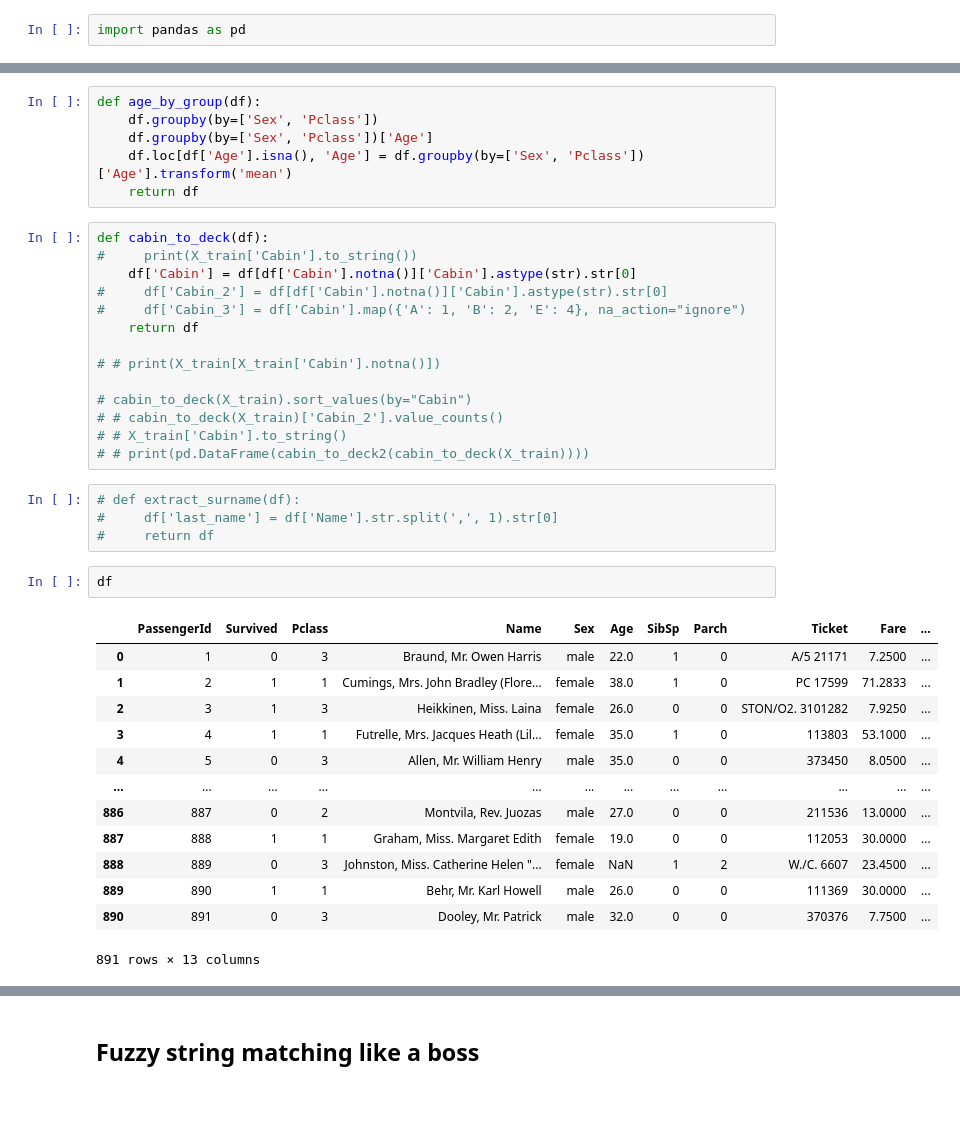
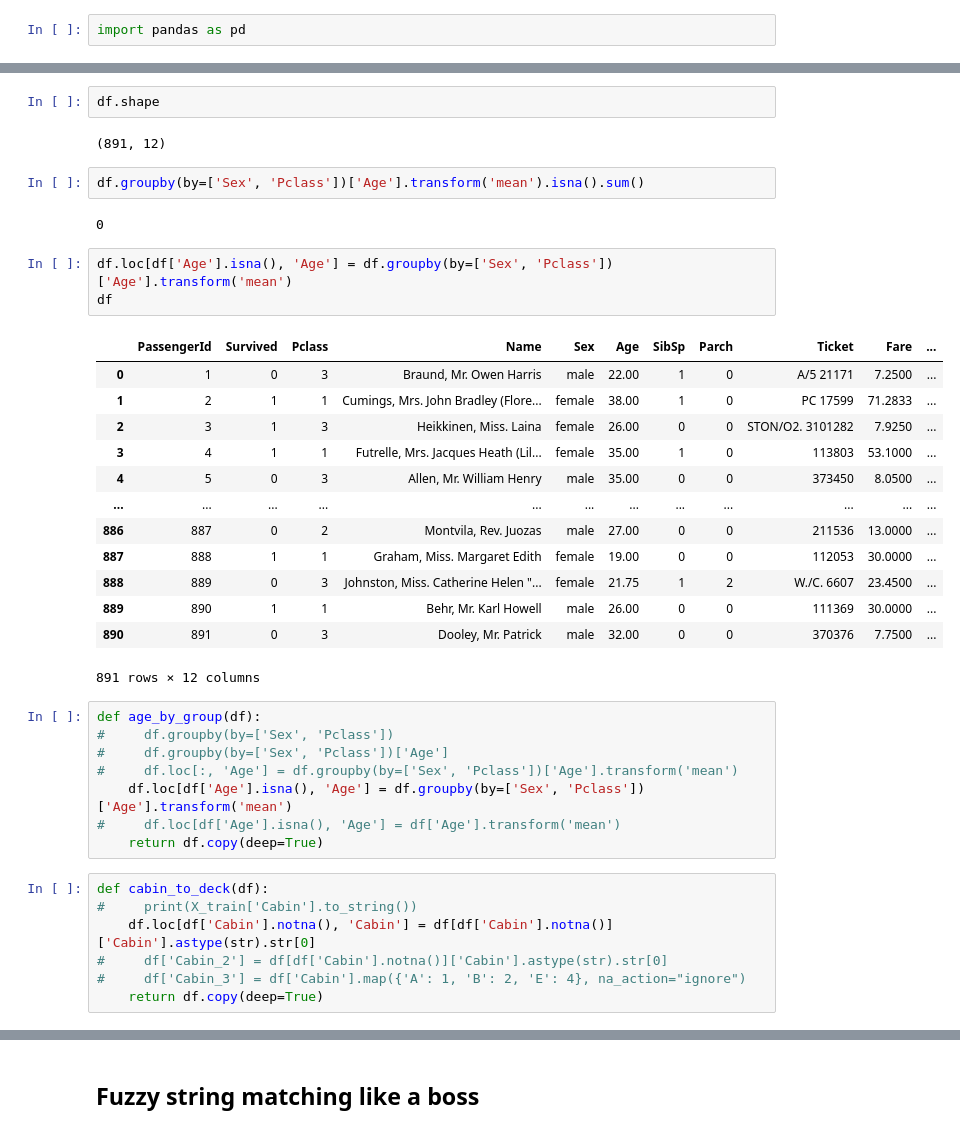
Before and after one commit to greentopsecret/random-forest-fennel-student-code, a Jupyter notebook: week_02/2.7-feature-engineering-with-column-transformers.ipynb, the cells around one changed output, grey strips where cells are left out. Cells and saved outputs as stored; diff of their text form; blank space fills up the shorter version.

```diff
--- a/week_02/2.7-feature-engineering-with-column-transformers.ipynb
+++ b/week_02/2.7-feature-engineering-with-column-transformers.ipynb
@@ -75,43 +57,43 @@ X_train
+# %%
+df.shape
+# %% [output]
+(891, 12)
+# %%
+df.groupby(by=['Sex', 'Pclass'])['Age'].transform('mean').isna().sum()
+# %% [output]
+0
+# %%
+df.loc[df['Age'].isna(), 'Age'] = df.groupby(by=['Sex', 'Pclass'])['Age'].transform('mean')
+df
+# %% [output]
+|  | PassengerId | Survived | Pclass | Name | Sex | Age | SibSp | Parch | Ticket | Fare | ... |
+| 0 | 1 | 0 | 3 | Braund, Mr. Owen Harris | male | 22.00 | 1 | 0 | A/5 21171 | 7.2500 | ... |
+| 1 | 2 | 1 | 1 | Cumings, Mrs. John Bradley (Flore... | female | 38.00 | 1 | 0 | PC 17599 | 71.2833 | ... |
+| 2 | 3 | 1 | 3 | Heikkinen, Miss. Laina | female | 26.00 | 0 | 0 | STON/O2. 3101282 | 7.9250 | ... |
+| 3 | 4 | 1 | 1 | Futrelle, Mrs. Jacques Heath (Lil... | female | 35.00 | 1 | 0 | 113803 | 53.1000 | ... |
+| 4 | 5 | 0 | 3 | Allen, Mr. William Henry | male | 35.00 | 0 | 0 | 373450 | 8.0500 | ... |
+| ... | ... | ... | ... | ... | ... | ... | ... | ... | ... | ... | ... |
+| 886 | 887 | 0 | 2 | Montvila, Rev. Juozas | male | 27.00 | 0 | 0 | 211536 | 13.0000 | ... |
+| 887 | 888 | 1 | 1 | Graham, Miss. Margaret Edith | female | 19.00 | 0 | 0 | 112053 | 30.0000 | ... |
+| 888 | 889 | 0 | 3 | Johnston, Miss. Catherine Helen "... | female | 21.75 | 1 | 2 | W./C. 6607 | 23.4500 | ... |
+| 889 | 890 | 1 | 1 | Behr, Mr. Karl Howell | male | 26.00 | 0 | 0 | 111369 | 30.0000 | ... |
+| 890 | 891 | 0 | 3 | Dooley, Mr. Patrick | male | 32.00 | 0 | 0 | 370376 | 7.7500 | ... |
+891 rows × 12 columns
 # %%
 def age_by_group(df):
-    df.groupby(by=['Sex', 'Pclass'])
-    df.groupby(by=['Sex', 'Pclass'])['Age']
+#     df.groupby(by=['Sex', 'Pclass'])
+#     df.groupby(by=['Sex', 'Pclass'])['Age']
+#     df.loc[:, 'Age'] = df.groupby(by=['Sex', 'Pclass'])['Age'].transform('mean')
     df.loc[df['Age'].isna(), 'Age'] = df.groupby(by=['Sex', 'Pclass'])['Age'].transform('mean')
-    return df
+#     df.loc[df['Age'].isna(), 'Age'] = df['Age'].transform('mean')
+    return df.copy(deep=True)
 # %%
 def cabin_to_deck(df):
 #     print(X_train['Cabin'].to_string())
-    df['Cabin'] = df[df['Cabin'].notna()]['Cabin'].astype(str).str[0]
+    df.loc[df['Cabin'].notna(), 'Cabin'] = df[df['Cabin'].notna()]['Cabin'].astype(str).str[0]
 #     df['Cabin_2'] = df[df['Cabin'].notna()]['Cabin'].astype(str).str[0]
 #     df['Cabin_3'] = df['Cabin'].map({'A': 1, 'B': 2, 'E': 4}, na_action="ignore")
-    return df
-
-# # print(X_train[X_train['Cabin'].notna()])
-
-# cabin_to_deck(X_train).sort_values(by="Cabin")
-# # cabin_to_deck(X_train)['Cabin_2'].value_counts()
-# # X_train['Cabin'].to_string()
-# # print(pd.DataFrame(cabin_to_deck2(cabin_to_deck(X_train))))
+    return df.copy(deep=True)
-# %%
-# def extract_surname(df):
-#     df['last_name'] = df['Name'].str.split(',', 1).str[0]
-#     return df
-# %%
-df
-# %% [output]
-|  | PassengerId | Survived | Pclass | Name | Sex | Age | SibSp | Parch | Ticket | Fare | ... |
-| 0 | 1 | 0 | 3 | Braund, Mr. Owen Harris | male | 22.0 | 1 | 0 | A/5 21171 | 7.2500 | ... |
-| 1 | 2 | 1 | 1 | Cumings, Mrs. John Bradley (Flore... | female | 38.0 | 1 | 0 | PC 17599 | 71.2833 | ... |
-| 2 | 3 | 1 | 3 | Heikkinen, Miss. Laina | female | 26.0 | 0 | 0 | STON/O2. 3101282 | 7.9250 | ... |
-| 3 | 4 | 1 | 1 | Futrelle, Mrs. Jacques Heath (Lil... | female | 35.0 | 1 | 0 | 113803 | 53.1000 | ... |
-| 4 | 5 | 0 | 3 | Allen, Mr. William Henry | male | 35.0 | 0 | 0 | 373450 | 8.0500 | ... |
-| ... | ... | ... | ... | ... | ... | ... | ... | ... | ... | ... | ... |
-| 886 | 887 | 0 | 2 | Montvila, Rev. Juozas | male | 27.0 | 0 | 0 | 211536 | 13.0000 | ... |
-| 887 | 888 | 1 | 1 | Graham, Miss. Margaret Edith | female | 19.0 | 0 | 0 | 112053 | 30.0000 | ... |
-| 888 | 889 | 0 | 3 | Johnston, Miss. Catherine Helen "... | female | NaN | 1 | 2 | W./C. 6607 | 23.4500 | ... |
-| 889 | 890 | 1 | 1 | Behr, Mr. Karl Howell | male | 26.0 | 0 | 0 | 111369 | 30.0000 | ... |
-| 890 | 891 | 0 | 3 | Dooley, Mr. Patrick | male | 32.0 | 0 | 0 | 370376 | 7.7500 | ... |
-891 rows × 13 columns
 # %%
 def add_family_size(df: pd.DataFrame):
 #     SibSp
```
Also changed, not shown: parts of 31 cells of this notebook, 1 other file.
